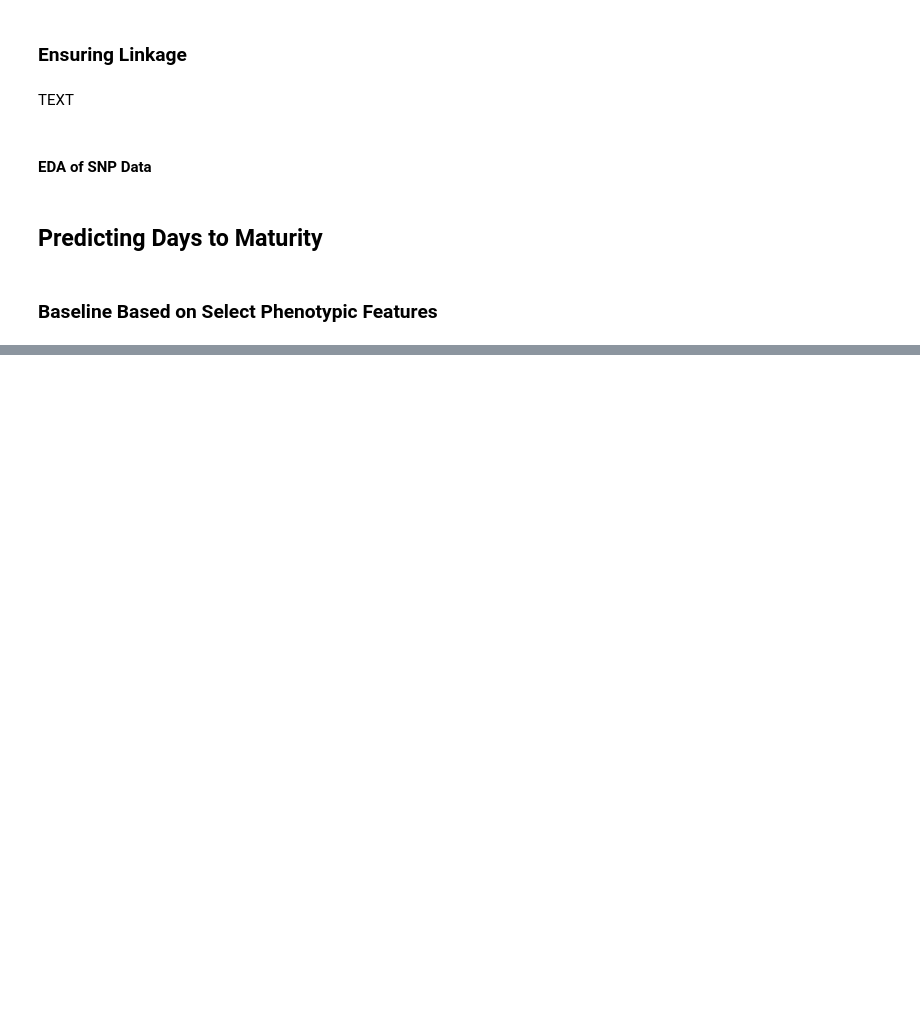
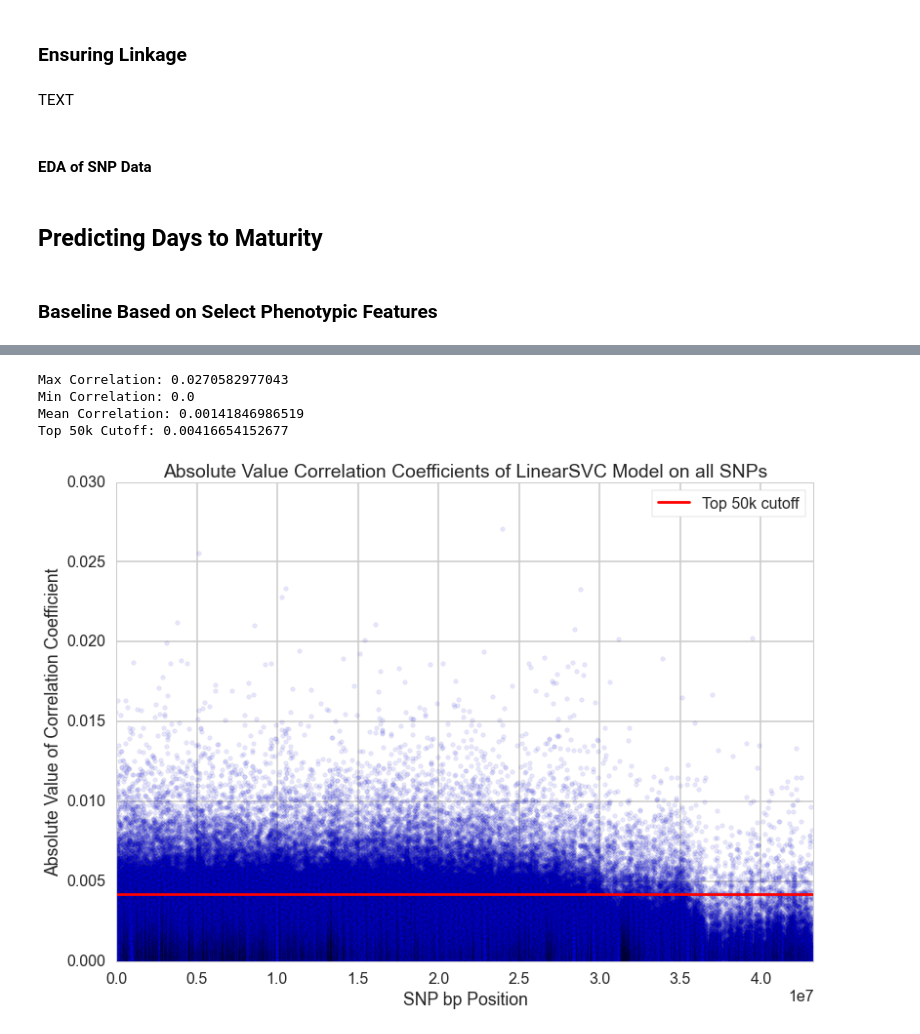
Before and after one commit to dylanpeterson/cs109-final-project, a Jupyter notebook: processbook-Copy1.ipynb, the cells around one changed output, grey strips where cells are left out. Drawn from its saved outputs; the diff is of its cells as text; code cells hidden in the pictures; blank space fills up the shorter version.

```diff
--- a/processbook-Copy1.ipynb
+++ b/processbook-Copy1.ipynb
@@ -719,0 +736,20 @@ print "Accuracy: " + str(float(conf[0][0]+conf[1][1])/float(len(mat_df[~mask]))*
+# %%
+print "Max Correlation: " + str(np.max(np.abs(coefs_df['coefficient'])))
+print "Min Correlation: " + str(np.min(np.abs(coefs_df['coefficient'])))
+print "Mean Correlation: " + str(np.mean(np.abs(coefs_df['coefficient'])))
+plt.scatter(coefs_df.index.values,coefs_df['coefficient'],alpha=(.001));
+plt.axis([0,np.max(coefs_df.index.values),-.025,.025]);
+plt.title('Absolute Value Correlation Coefficients of LinearSVC Model on all SNPs');
+plt.xlabel('SNP bp Position');
+plt.ylabel('Absolute Value of Correlation Coefficient');
+plt.scatter(coefs_df.index.values,abs(coefs_df['coefficient']),alpha=.1)
+plt.axis([0,np.max(coefs_df.index.values),0,.03]);
+print "Top 50k Cutoff: " + str(np.sort(np.abs(coefs_df['coefficient']))[-50000])
+plt.axhline(np.sort(np.abs(coefs_df['coefficient']))[-50000],color='red',label='Top 50k cutoff')
+plt.legend(frameon=True);
+# %% [output]
+Max Correlation: 0.0270582977043
+Min Correlation: 0.0
+Mean Correlation: 0.00141846986519
+Top 50k Cutoff: 0.00416654152677
+[figure, added]
```
Also changed, not shown: parts of 4 cells of this notebook.
